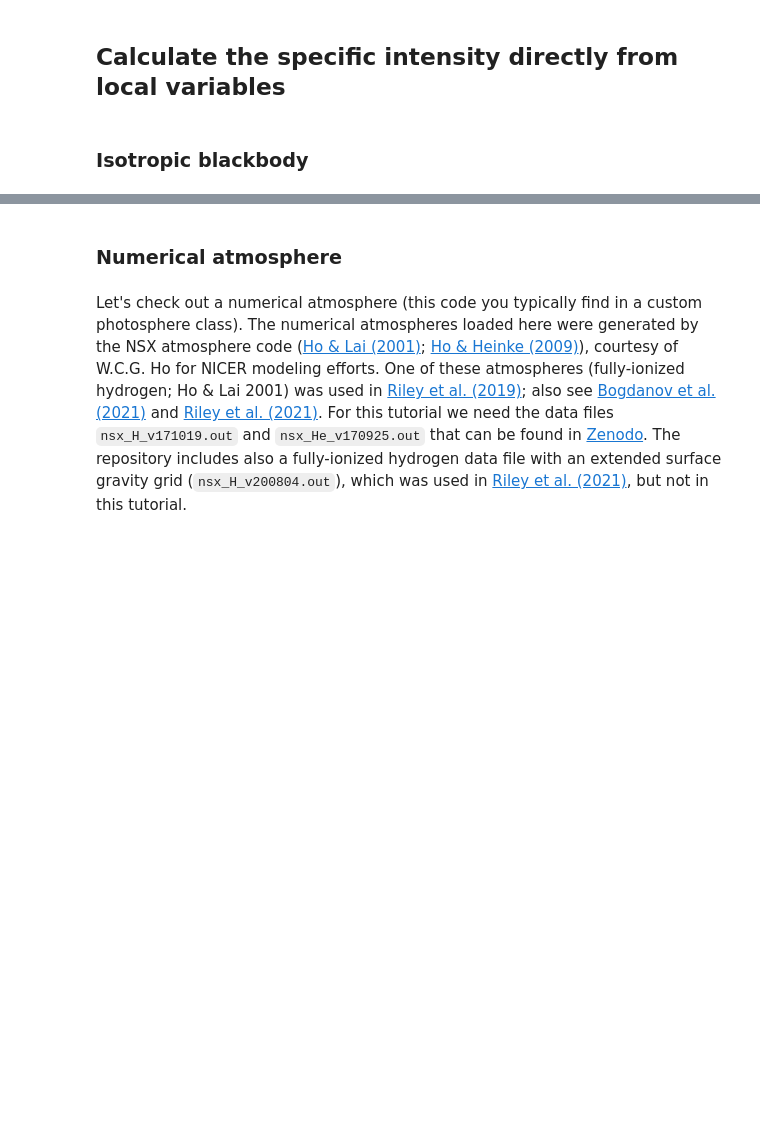
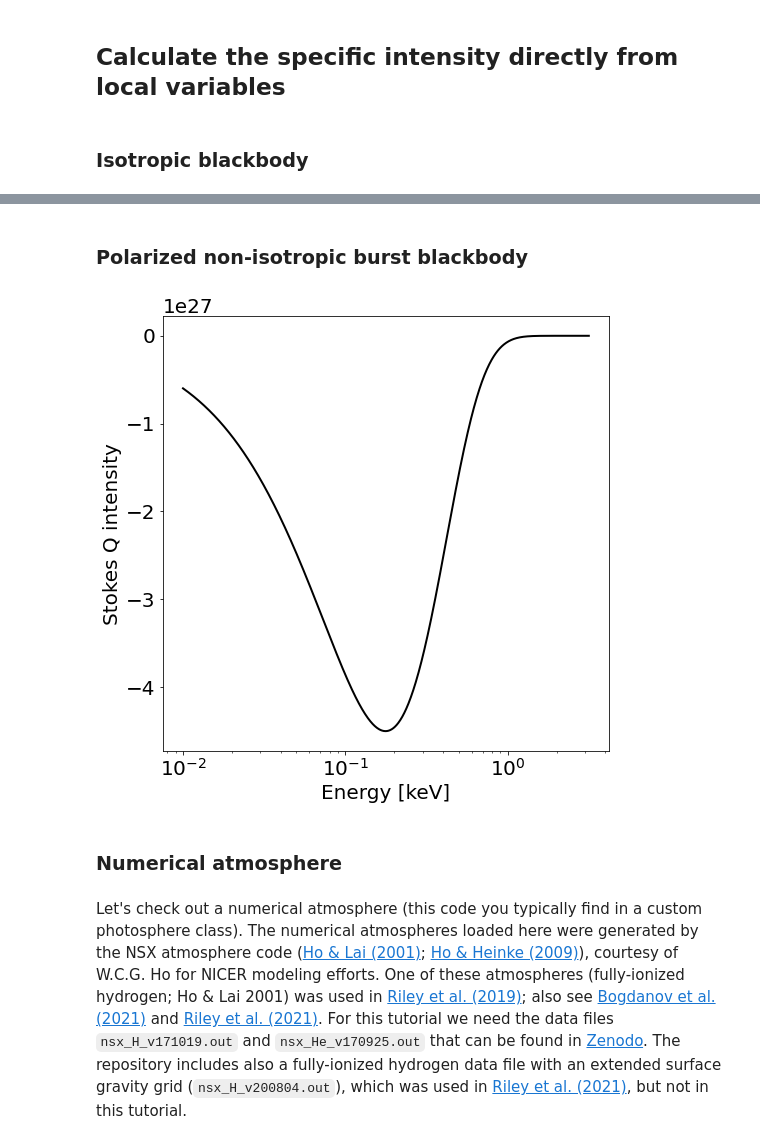
Before and after one commit to xpsi-group/xpsi, a Jupyter notebook: docs/source/Surface_radiation_field_tools.ipynb, the cells around one changed output, grey strips where cells are left out. Drawn from its saved outputs; the diff is of its cells as text; code cells hidden in the pictures; blank space fills up the shorter version.

```diff
--- a/docs/source/Surface_radiation_field_tools.ipynb
+++ b/docs/source/Surface_radiation_field_tools.ipynb
@@ -62,3 +62,21 @@ _ = ax.set_xlabel('Energy [keV]')
+# %% [markdown]
+### Polarized non-isotropic burst blackbody
+# %%
+#Note: This block only works for X-PSI versions above 2.2.0.
+
+plt.figure(figsize=(8,8))
+
+BB_Q = xpsi.surface_radiation_field.intensity(E, mu, local_vars, atmos_extension="Pol_BB_Burst", stokesQ=1,
+                                              region_extension='hot', numTHREADS=2)
+
+plt.plot(E, BB_Q, 'k-', lw=2.0)
+
+ax = plt.gca()
+ax.set_xscale('log')
+ax.set_ylabel('Stokes Q intensity')
+_ = ax.set_xlabel('Energy [keV]')
+# %% [output]
+[figure, added]
 # %% [markdown]
 ### Numerical atmosphere
 # %% [markdown]
```
Also changed, not shown: parts of 5 cells of this notebook, 5 other files.
